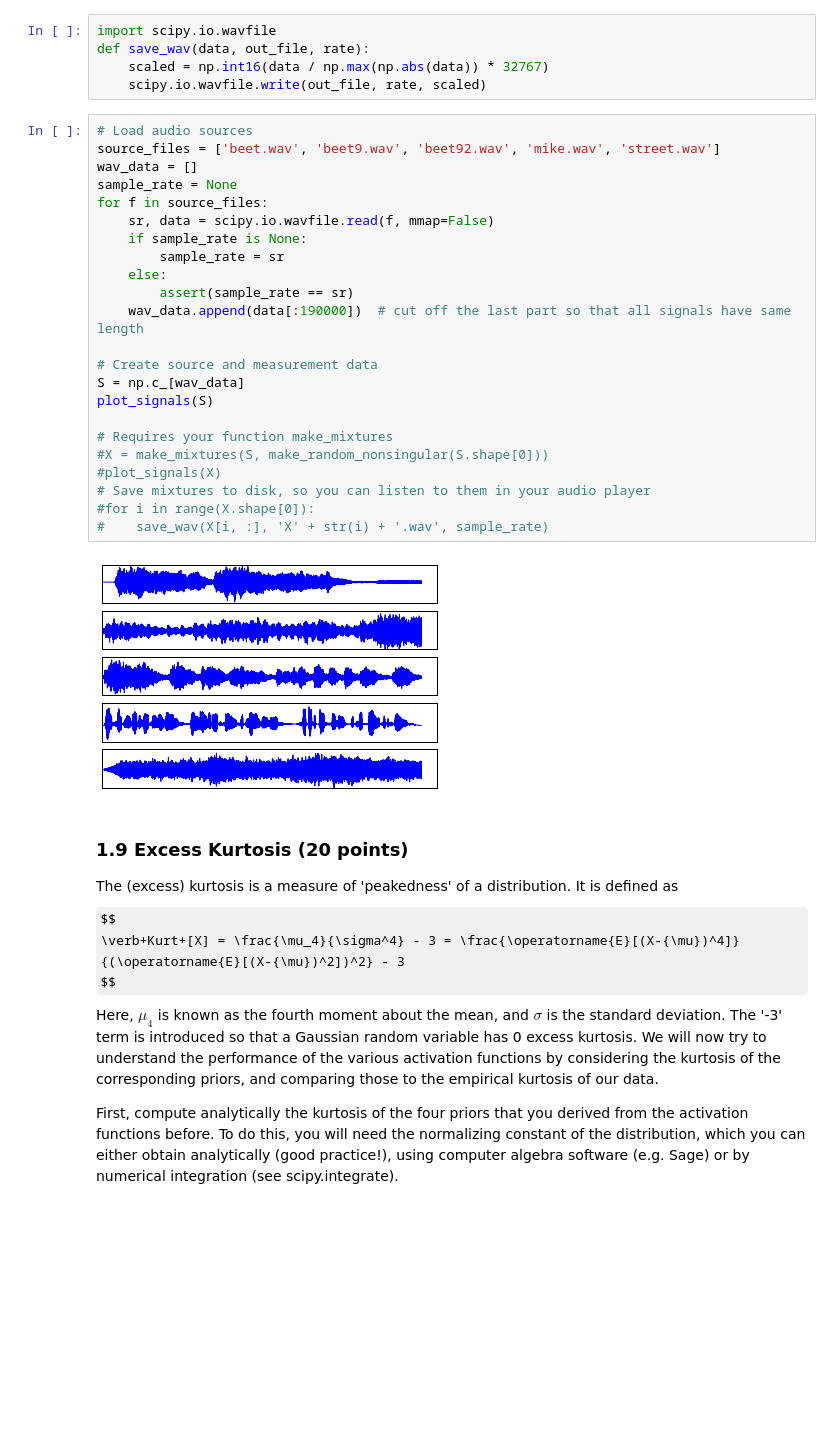
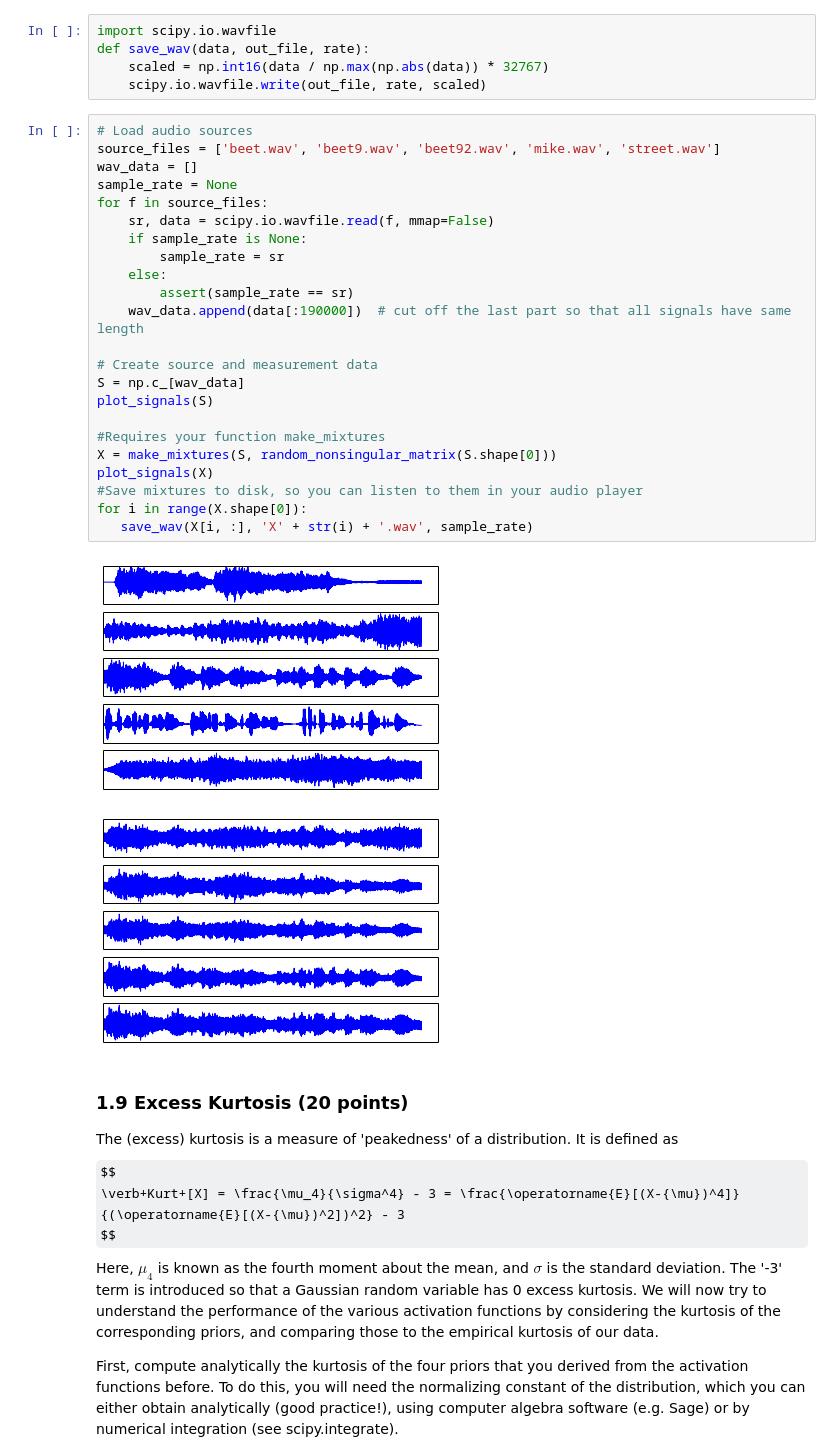
Before and after one commit to ackeune/MLPM, a Jupyter notebook: lab1/lab1.ipynb, the cells around one changed output. Saved outputs shown, nothing was run; the diff lists cells and outputs as text; some formulas as TeX source; blank space fills up the shorter version.

```diff
--- a/lab1/lab1.ipynb
+++ b/lab1/lab1.ipynb
@@ -287,28 +328,29 @@ def save_wav(data, out_file, rate):
 # %%
 # Load audio sources
 source_files = ['beet.wav', 'beet9.wav', 'beet92.wav', 'mike.wav', 'street.wav']
 wav_data = []
 sample_rate = None
 for f in source_files:
     sr, data = scipy.io.wavfile.read(f, mmap=False)
     if sample_rate is None:
         sample_rate = sr
     else:
         assert(sample_rate == sr)
     wav_data.append(data[:190000])  # cut off the last part so that all signals have same length
 
 # Create source and measurement data
 S = np.c_[wav_data]
 plot_signals(S)
 
-# Requires your function make_mixtures
-#X = make_mixtures(S, make_random_nonsingular(S.shape[0]))
-#plot_signals(X)
-# Save mixtures to disk, so you can listen to them in your audio player
-#for i in range(X.shape[0]):
-#    save_wav(X[i, :], 'X' + str(i) + '.wav', sample_rate)
+#Requires your function make_mixtures
+X = make_mixtures(S, random_nonsingular_matrix(S.shape[0]))
+plot_signals(X)
+#Save mixtures to disk, so you can listen to them in your audio player
+for i in range(X.shape[0]):
+   save_wav(X[i, :], 'X' + str(i) + '.wav', sample_rate)
 # %% [output]
 [figure]
+[figure, added]
 # %% [markdown]
 ### 1.9 Excess Kurtosis (20 points)
 The (excess) kurtosis is a measure of 'peakedness' of a distribution. It is defined as
```
Also changed, not shown: parts of 15 cells of this notebook.
